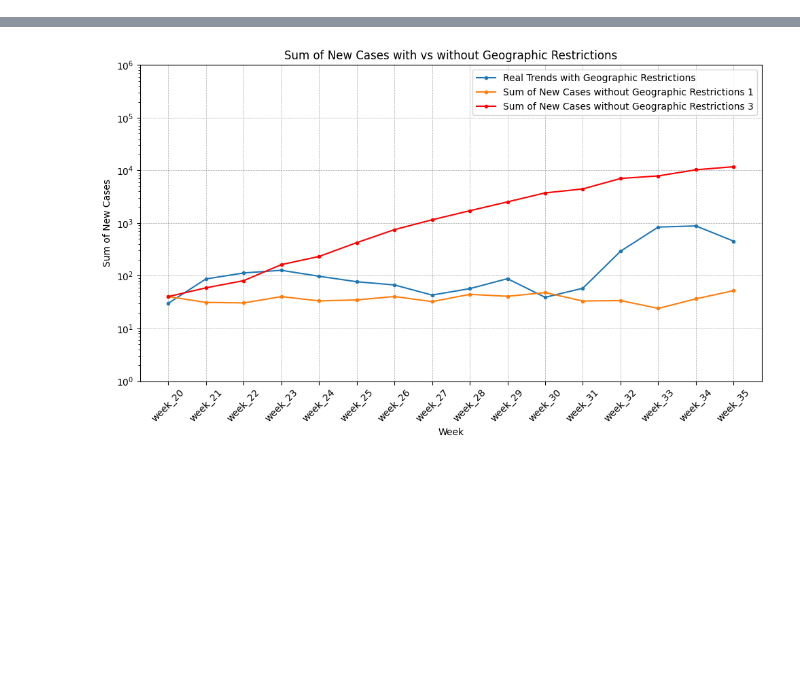
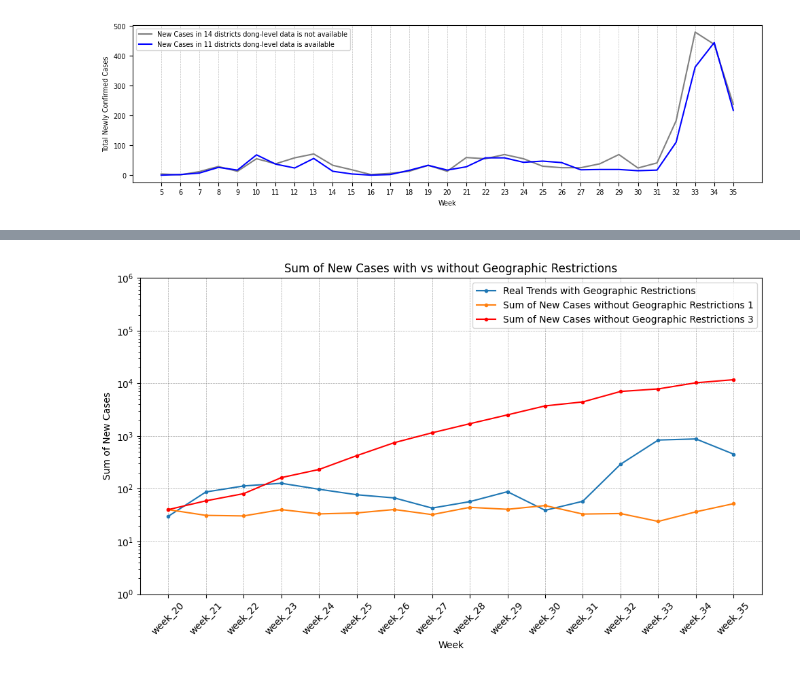
Before and after one commit to jieun0441/Stimulus-Payment, a Jupyter notebook: Graph_based_on_simulation_results.ipynb, the cells around one changed output, grey strips where cells are left out. Cells and saved outputs as stored; diff of their text form; code cells hidden in the pictures; blank space fills up the shorter version.

```diff
--- a/Graph_based_on_simulation_results.ipynb
+++ b/Graph_based_on_simulation_results.ipynb
@@ -47,0 +83,24 @@ Index(['Unnamed: 0', 'Week', 'Predicted with Restriction Scenario',
+# %%
+#@title infection case comparsions between 14 gu and 11 gu
+plt.figure(figsize = (10,3))
+plt.plot(df_inf['week'], df_inf['Group14'], color = 'grey', linestyle = '-', label = 'New Cases in 14 districts dong-level data is not available')
+plt.plot(df_inf['week'], df_inf['Group11'], color ='blue', linestyle = '-', label = 'New Cases in 11 districts dong-level data is available')
+
+plt.xlabel('Week', fontsize=7, fontname='DejaVu Sans')
+plt.ylabel('Total Newly Confirmed Cases', fontsize=7, fontname='DejaVu Sans')
+plt.yticks(fontsize=7)  # Set custom y-axis ticks
+
+week_numbers = df_inf['week']
+plt.xticks(ticks=week_numbers,fontsize=7, fontname='DejaVu Sans')  # Using 5-7 pt sans-serif font (DejaVu Sans'
+plt.legend(prop={'size': 7, 'family': 'DejaVu Sans'})  # Using 5-7 pt sans-serif font (DejaVu Sans' for legend
+# Create the grid for vertical lines
+plt.grid(True, axis='x', color='gray', linestyle='--', linewidth=0.5, alpha=0.5)
+
+plt.tight_layout()
+
+# Save the plot as a JPEG file with 300 DPI
+plt.savefig('/content/drive/MyDrive/SP/plot_14 and 11 graph_20241117.jpg', dpi=600)
+
+plt.show()
+# %% [output]
+[figure, added]
```
Also changed, not shown: parts of 25 cells of this notebook.
